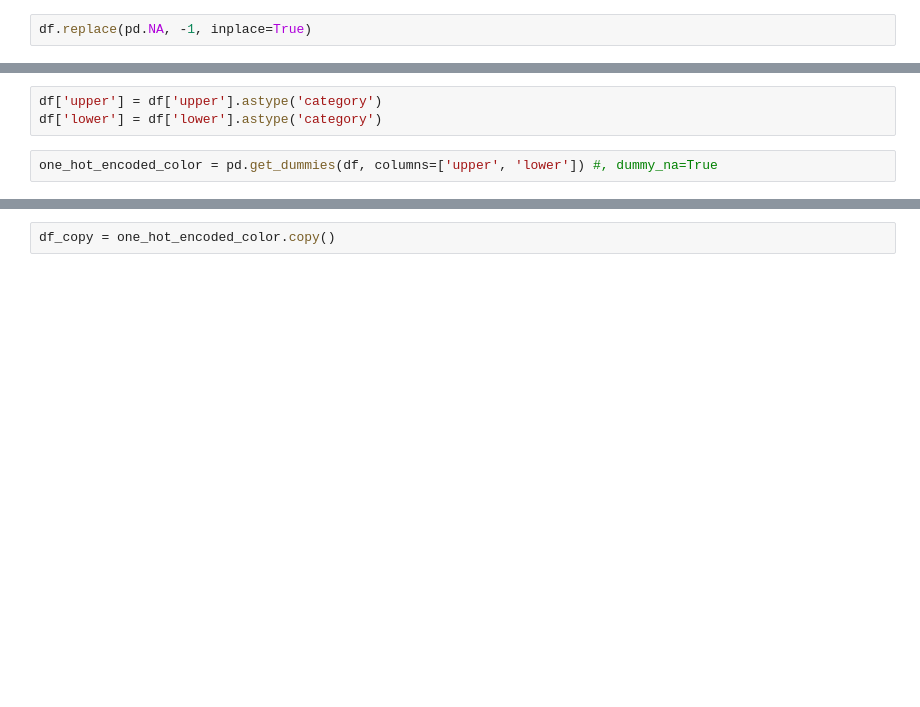
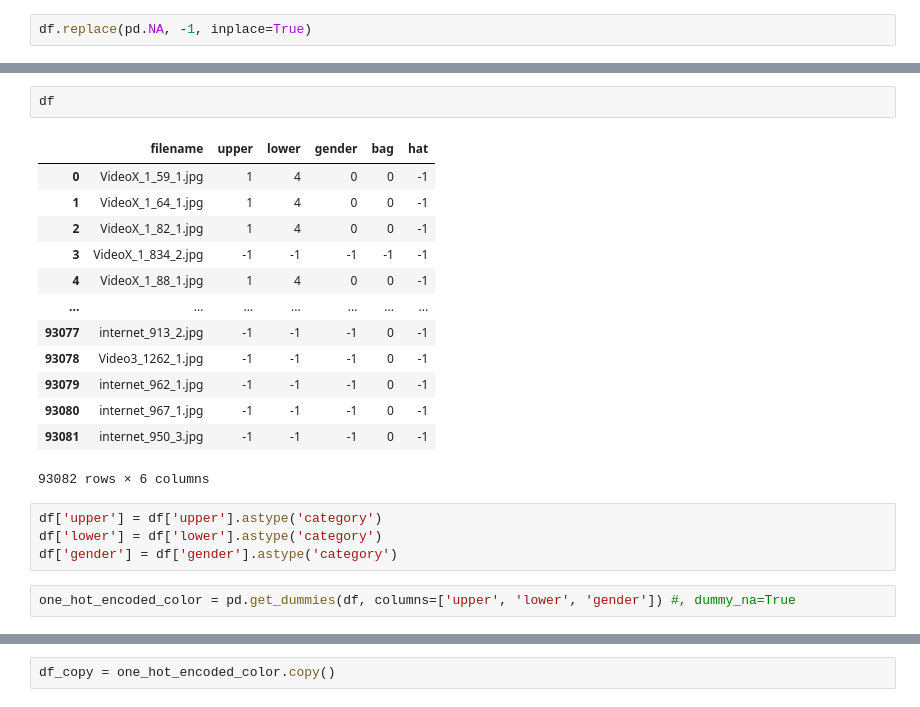
Before and after one commit to Dario1492/PAR, a Jupyter notebook: creation_dataset/conversione.ipynb, the cells around one changed output, grey strips where cells are left out. Cells and saved outputs as stored; diff of their text form; blank space fills up the shorter version.

```diff
--- a/creation_dataset/conversione.ipynb
+++ b/creation_dataset/conversione.ipynb
@@ -41,7 +46,24 @@ df.replace(pd.NA, -1, inplace=True)
+# %%
+df
+# %% [output]
+|  | filename | upper | lower | gender | bag | hat |
+| 0 | VideoX_1_59_1.jpg | 1 | 4 | 0 | 0 | -1 |
+| 1 | VideoX_1_64_1.jpg | 1 | 4 | 0 | 0 | -1 |
+| 2 | VideoX_1_82_1.jpg | 1 | 4 | 0 | 0 | -1 |
+| 3 | VideoX_1_834_2.jpg | -1 | -1 | -1 | -1 | -1 |
+| 4 | VideoX_1_88_1.jpg | 1 | 4 | 0 | 0 | -1 |
+| ... | ... | ... | ... | ... | ... | ... |
+| 93077 | internet_913_2.jpg | -1 | -1 | -1 | 0 | -1 |
+| 93078 | Video3_1262_1.jpg | -1 | -1 | -1 | 0 | -1 |
+| 93079 | internet_962_1.jpg | -1 | -1 | -1 | 0 | -1 |
+| 93080 | internet_967_1.jpg | -1 | -1 | -1 | 0 | -1 |
+| 93081 | internet_950_3.jpg | -1 | -1 | -1 | 0 | -1 |
+93082 rows × 6 columns
 # %%
 df['upper'] = df['upper'].astype('category')
 df['lower'] = df['lower'].astype('category')
+df['gender'] = df['gender'].astype('category')
 # %%
-one_hot_encoded_color = pd.get_dummies(df, columns=['upper', 'lower']) #, dummy_na=True
+one_hot_encoded_color = pd.get_dummies(df, columns=['upper', 'lower', 'gender']) #, dummy_na=True
 # %%
 one_hot_encoded_color
```
Also changed, not shown: parts of 18 cells of this notebook, 3 other files.
